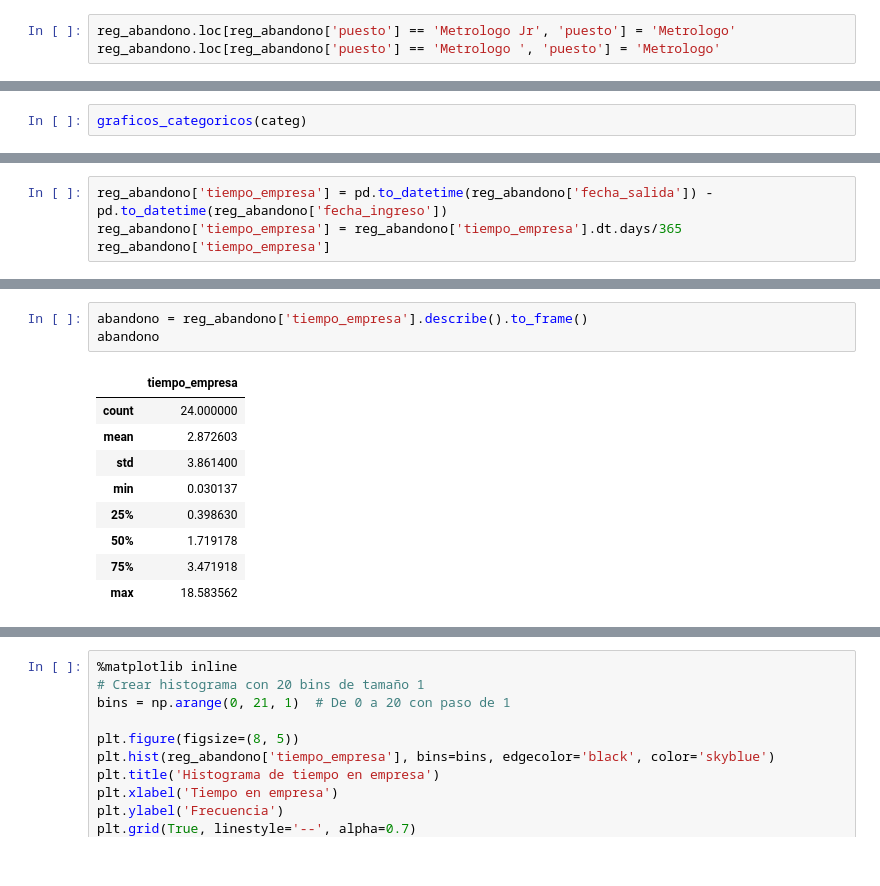
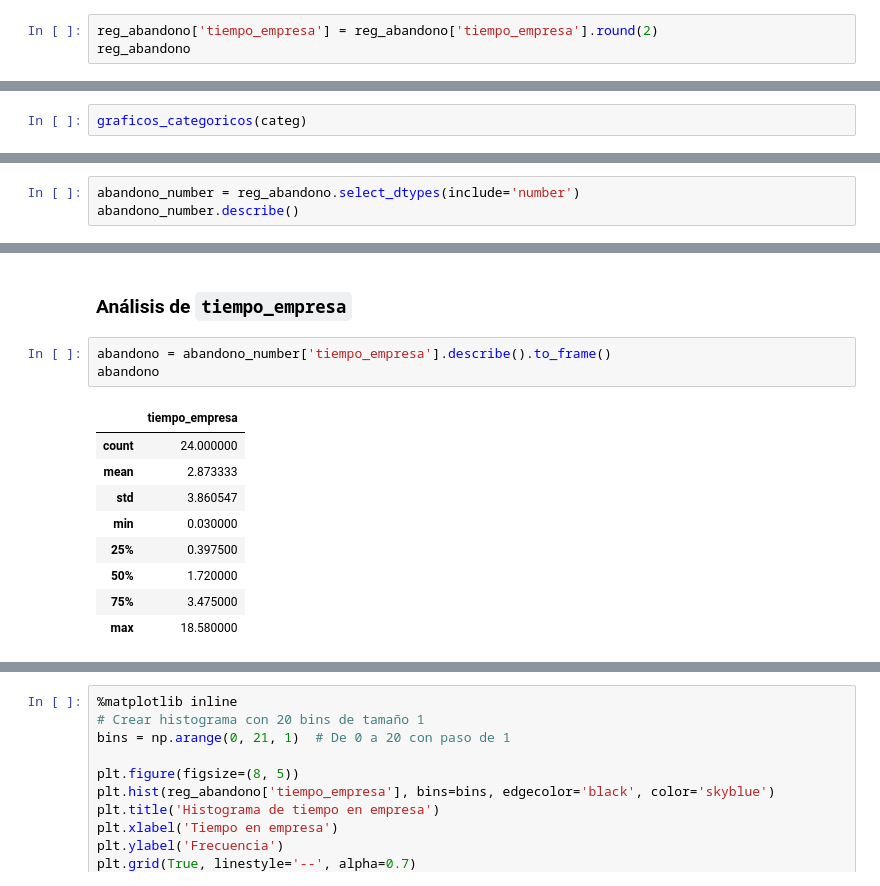
Before and after one commit to MiguelOscar-Insco/data-INSCO-hub, a Jupyter notebook: notebooks/mod_rrhh/survey_analysis.ipynb, the cells around one changed output, grey strips where cells are left out. Cells and saved outputs as stored; diff of their text form.

```diff
--- a/notebooks/mod_rrhh/survey_analysis.ipynb
+++ b/notebooks/mod_rrhh/survey_analysis.ipynb
@@ -797,3 +762,3 @@ array(['Metrologo Jr', 'Jefe de Laboratorio', 'Metrologo ',
-# %%
-reg_abandono.loc[reg_abandono['puesto'] == 'Metrologo Jr', 'puesto'] = 'Metrologo'
-reg_abandono.loc[reg_abandono['puesto'] == 'Metrologo ', 'puesto'] = 'Metrologo'
+# %%
+reg_abandono['tiempo_empresa'] = reg_abandono['tiempo_empresa'].round(2)
+reg_abandono
@@ -859,7 +849,3 @@ El análisis de los empleados que abandonaron la empresa en 2024 muestra que la
 ## Conclusión
 
 Los datos preliminares señalan áreas específicas (Departamento Técnico, Rol Metrólogo, equipo de G. Martinez Lugo) y una alta tasa de abandono voluntario, sugiriendo la necesidad urgente de investigar las causas subyacentes para implementar estrategias de retención focalizadas.
-# %%
-reg_abandono['tiempo_empresa'] = pd.to_datetime(reg_abandono['fecha_salida']) - pd.to_datetime(reg_abandono['fecha_ingreso'])
-reg_abandono['tiempo_empresa'] = reg_abandono['tiempo_empresa'].dt.days/365
-reg_abandono['tiempo_empresa']
@@ -883,0 +852,3 @@ Name: tiempo_empresa, dtype: float64
+# %%
+abandono_number = reg_abandono.select_dtypes(include='number')
+abandono_number.describe()
@@ -884,13 +1336,15 @@ Name: tiempo_empresa, dtype: float64
+# %% [markdown]
+### Análisis de ``tiempo_empresa``
 # %%
-abandono = reg_abandono['tiempo_empresa'].describe().to_frame()
+abandono = abandono_number['tiempo_empresa'].describe().to_frame()
 abandono
 # %% [output]
 |  | tiempo_empresa |
 | count | 24.000000 |
-| mean | 2.872603 |
-| std | 3.861400 |
-| min | 0.030137 |
-| 25% | 0.398630 |
-| 50% | 1.719178 |
-| 75% | 3.471918 |
-| max | 18.583562 |
+| mean | 2.873333 |
+| std | 3.860547 |
+| min | 0.030000 |
+| 25% | 0.397500 |
+| 50% | 1.720000 |
+| 75% | 3.475000 |
+| max | 18.580000 |
```
Also changed, not shown: parts of 74 cells of this notebook, 2 other files.
